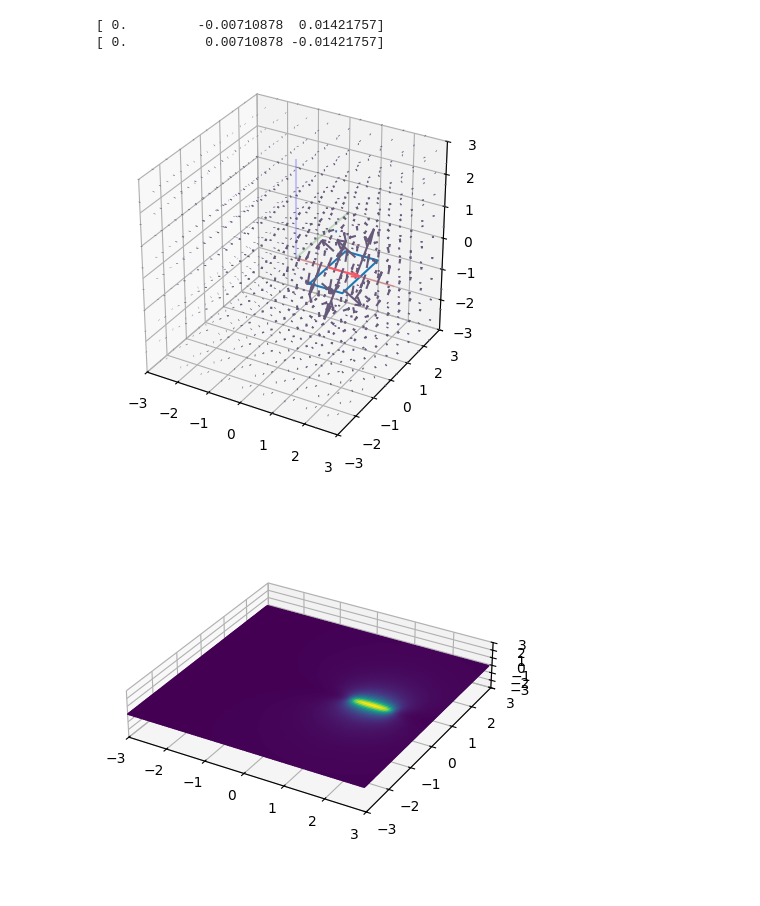
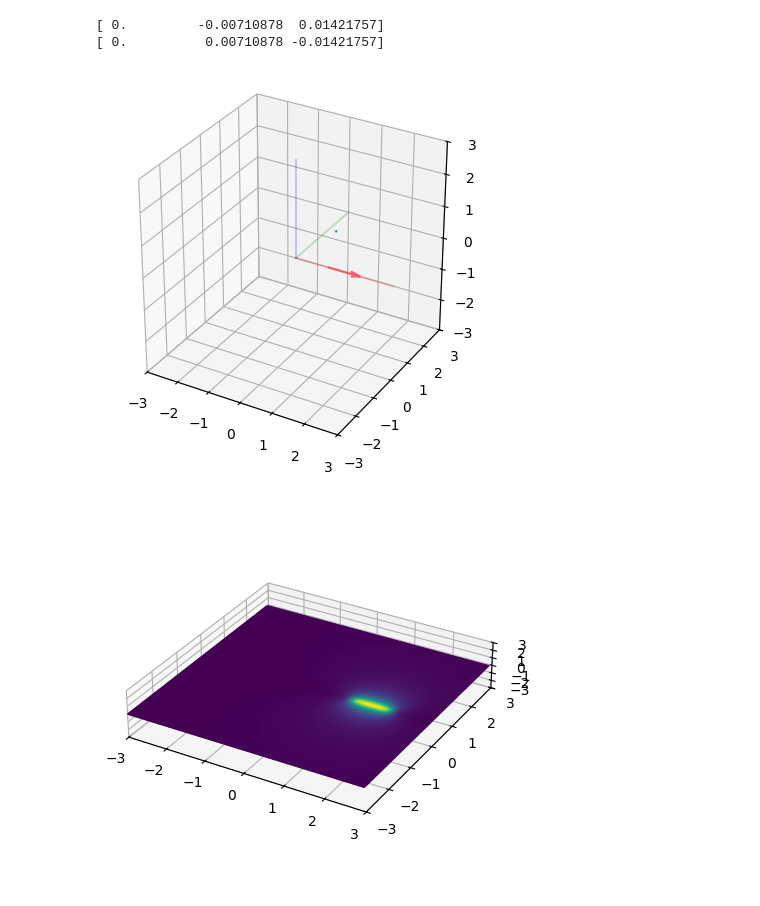
Before and after one commit to FuriousBird/TIPE_Dynamo, a Jupyter notebook: sim/filament.ipynb, the cells around one changed output. Cells and saved outputs as stored; diff of their text form; code cells hidden in the pictures.

```diff
--- a/sim/filament.ipynb
+++ b/sim/filament.ipynb
@@ -12,7 +12,7 @@ def rotate_x(p,theta):
     R = np.array([[1,0,0],[0,c,-s],[0,s,c]])
     return np.dot(R,p)
 
-def int(A,B,C):
+def int_val(A,B,C):
     return (C-B)/np.sqrt(A-2*B+C)+B/np.sqrt(A)
 
 def mag(ra,rb,r2):
@@ -24,7 +24,7 @@ def mag(ra,rb,r2):
     C = np.dot(C,C)
     k = mu0*I/(4*pi)
     v = np.cross(rb-ra, r2-ra)
-    return k*int(A,B,C)*v/(np.dot(A,C)-np.dot(B,B)+1e-10)
+    return k*int_val(A,B,C)*v/(np.dot(A,C)-np.dot(B,B)+1e-10)
 
 #tests TRES IMPORTANTS POUR NE RIEN OUBLIER
 #en général un oubli = une asymétrie des rôles de ra et rb => erreur
@@ -63,36 +63,36 @@ plt.plot([0,LIM],[0,0],[0,0],'r',alpha=0.2)
 plt.plot([0,0],[0,LIM],[0,0],'g',alpha=0.2)
 plt.plot([0,0],[0,0],[0,LIM],'b',alpha=0.2)
 
 li = [r1-p,r1+p,r2+p,r2-p,r1-p]
-contour(li)
+# contour(li)
 # fig.patch.set_facecolor("#558C8C")
 # ax.set_facecolor("#558C8C")
 #plot r2-r1 at location r2
 ax.quiver(r1[0],r1[1],r1[2],r2[0]-r1[0],r2[1]-r1[1],r2[2]-r1[2],color="#F45B69")
 loc=rotate_x(p, pi/3)
 m=mag(r1,r2,loc)
 
 ax.quiver(*(loc+r1),*m)
 #plot field M using quivers over whwole space
 N=10
 for x in np.linspace(-LIM,LIM,N):
     for y in np.linspace(-LIM,LIM,N):
         for z in np.linspace(-LIM,LIM,N):
             loc = np.array([x,y,z])
             m = mag(r1,r2,loc)
-            # m=m+mag(r2,r1,loc)
+            m=m+mag(r2,r1,loc)
             ax.quiver(x,y,z,*m,color="#67597A")
 
 #plot the intensity of the field intersecting the XZ plane
 
 
 ax.set_xlim(-LIM,LIM)
 ax.set_ylim(-LIM,LIM)
 ax.set_zlim(-LIM,LIM)
 ax.set_aspect('equal',adjustable='box')
 fig.show()
 # %% [output]
-[figure, old version]
+[figure, new version]
 # %%
 LIM=3
 
```
Also changed, not shown: 46 other files.
